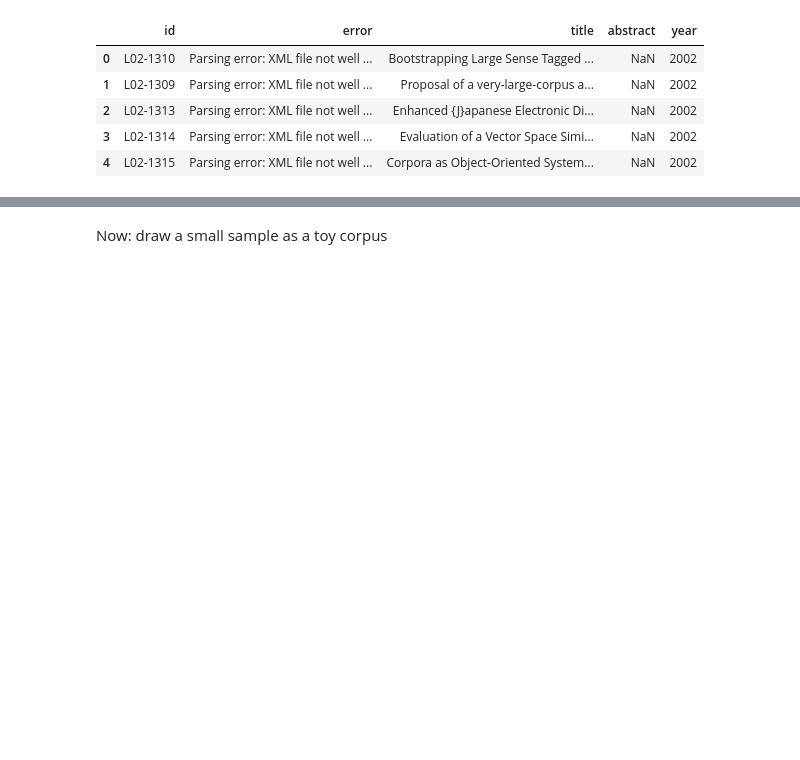
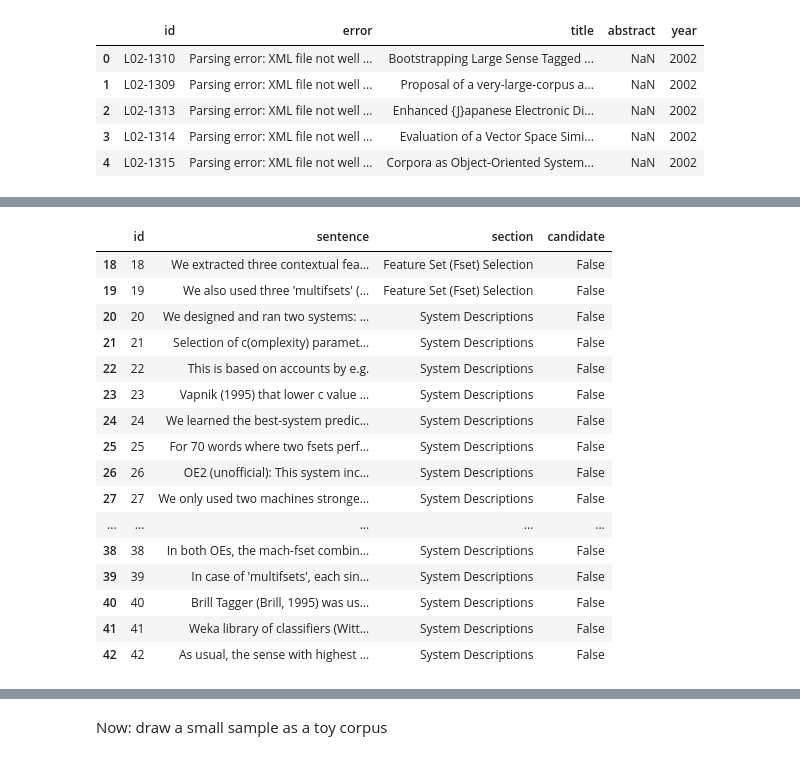
Before and after one commit to ClementineBleuze/claims-in-NLP, a Jupyter notebook: corpus-constitution/corpus-constitution.ipynb, the cells around one changed output, grey strips where cells are left out. Saved outputs shown, nothing was run; the diff lists cells and outputs as text; code cells hidden in the pictures; blank space fills up the shorter version.

```diff
--- a/corpus-constitution/corpus-constitution.ipynb
+++ b/corpus-constitution/corpus-constitution.ipynb
@@ -124 +219,21 @@ df_errors.head()
+# %%
+p.content[p.content["candidate"] == False]
+# %% [output]
+|  | id | sentence | section | candidate |
+| 18 | 18 | We extracted three contextual fea... | Feature Set (Fset) Selection | False |
+| 19 | 19 | We also used three 'multifsets' (... | Feature Set (Fset) Selection | False |
+| 20 | 20 | We designed and ran two systems: ... | System Descriptions | False |
+| 21 | 21 | Selection of c(omplexity) paramet... | System Descriptions | False |
+| 22 | 22 | This is based on accounts by e.g. | System Descriptions | False |
+| 23 | 23 | Vapnik (1995) that lower c value ... | System Descriptions | False |
+| 24 | 24 | We learned the best-system predic... | System Descriptions | False |
+| 25 | 25 | For 70 words where two fsets perf... | System Descriptions | False |
+| 26 | 26 | OE2 (unofficial): This system inc... | System Descriptions | False |
+| 27 | 27 | We only used two machines stronge... | System Descriptions | False |
+| ... | ... | ... | ... | ... |
+| 38 | 38 | In both OEs, the mach-fset combin... | System Descriptions | False |
+| 39 | 39 | In case of 'multifsets', each sin... | System Descriptions | False |
+| 40 | 40 | Brill Tagger (Brill, 1995) was us... | System Descriptions | False |
+| 41 | 41 | Weka library of classifiers (Witt... | System Descriptions | False |
+| 42 | 42 | As usual, the sense with highest ... | System Descriptions | False |
 # %% [markdown]
```
Also changed, not shown: parts of 90 cells of this notebook.
